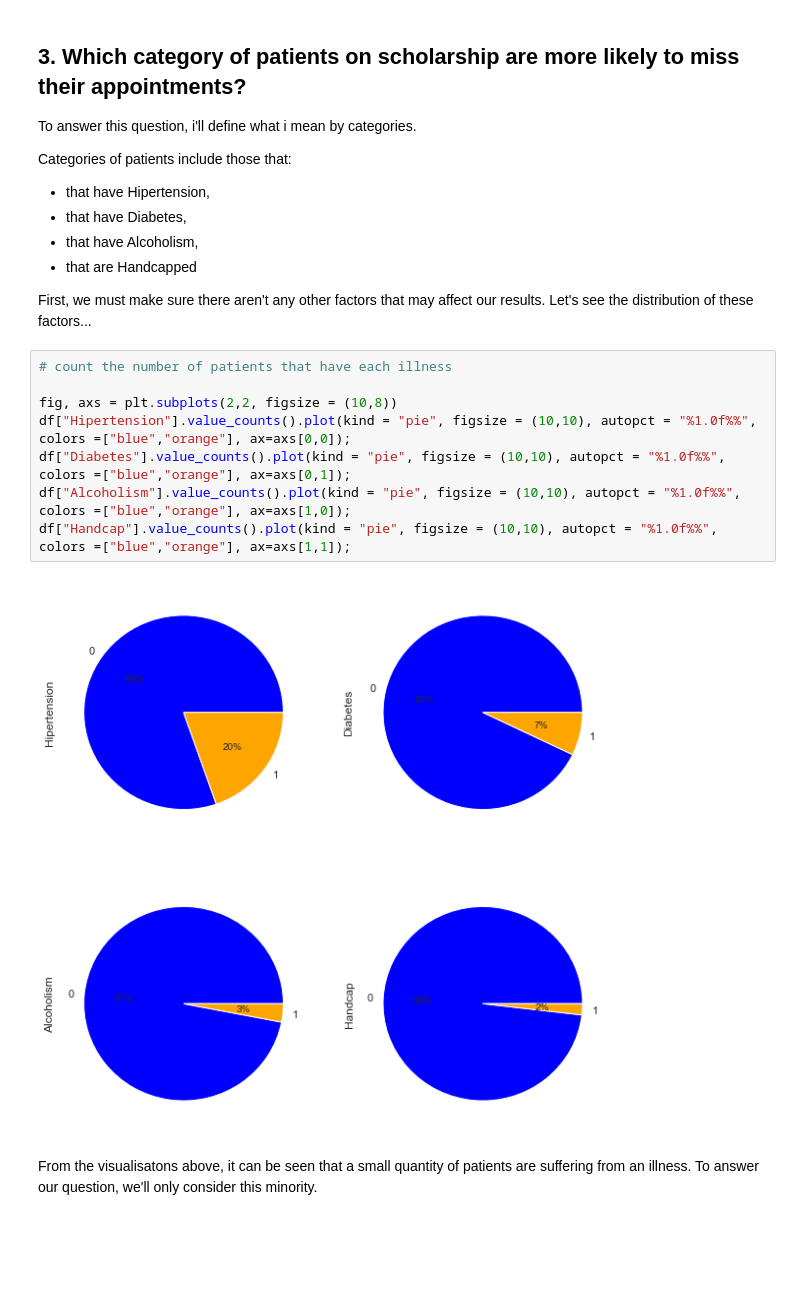
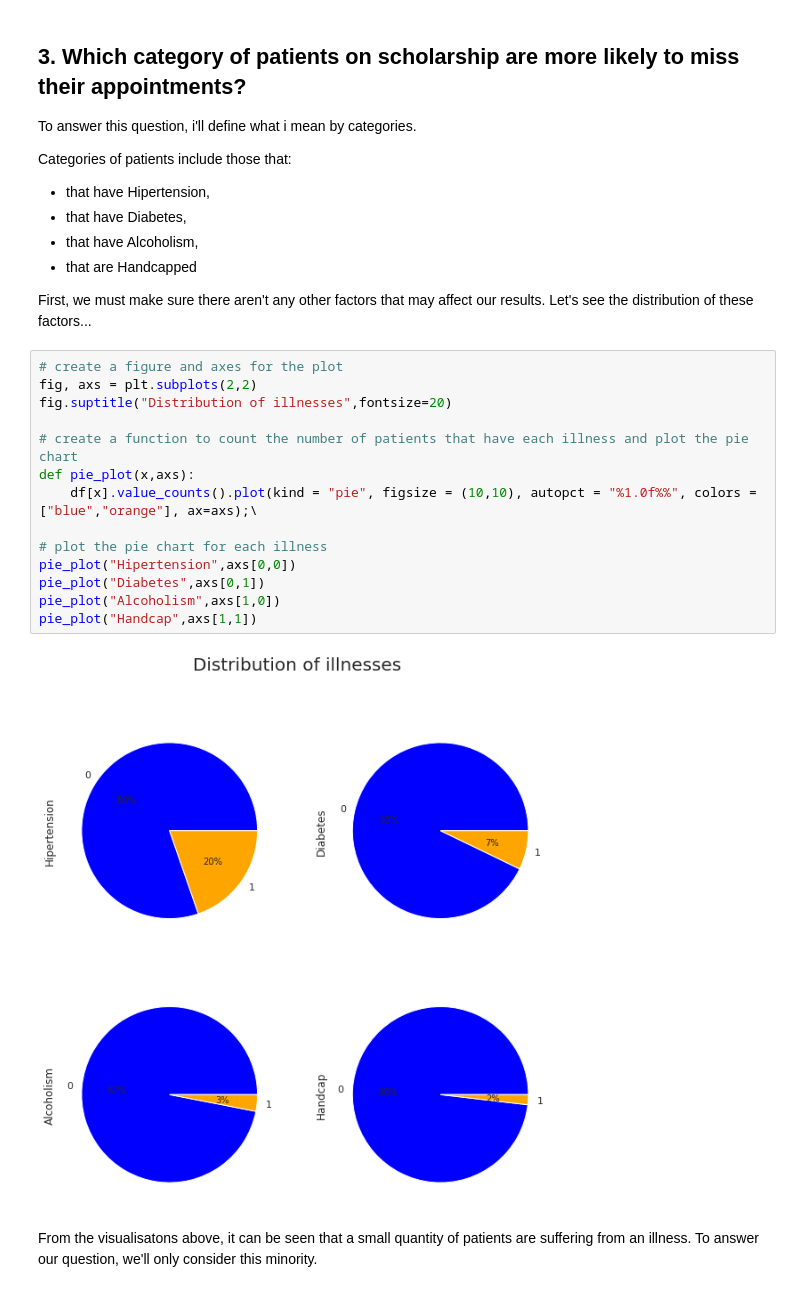
Before and after one commit to PeaceUdoka/No_show_project, a Jupyter notebook: Investigate_a_Dataset.ipynb, the cells around one changed output. Saved outputs shown, nothing was run; the diff lists cells and outputs as text; blank space fills up the shorter version.

```diff
--- a/Investigate_a_Dataset.ipynb
+++ b/Investigate_a_Dataset.ipynb
@@ -286,16 +288,22 @@ Categories of patients include those that:
 - that are Handcapped
 
 First, we must make sure there aren't any other factors that may affect our results. Let's see the distribution of these factors...
-# %%
-# count the number of patients that have each illness
-
-fig, axs = plt.subplots(2,2, figsize = (10,8))
-df["Hipertension"].value_counts().plot(kind = "pie", figsize = (10,10), autopct = "%1.0f%%", colors =["blue","orange"], ax=axs[0,0]);
-df["Diabetes"].value_counts().plot(kind = "pie", figsize = (10,10), autopct = "%1.0f%%", colors =["blue","orange"], ax=axs[0,1]);
-df["Alcoholism"].value_counts().plot(kind = "pie", figsize = (10,10), autopct = "%1.0f%%", colors =["blue","orange"], ax=axs[1,0]);
-df["Handcap"].value_counts().plot(kind = "pie", figsize = (10,10), autopct = "%1.0f%%", colors =["blue","orange"], ax=axs[1,1]);
-# %% [output]
-[figure, removed]
+# %%
+# create a figure and axes for the plot
+fig, axs = plt.subplots(2,2)
+fig.suptitle("Distribution of illnesses",fontsize=20)
+
+# create a function to count the number of patients that have each illness and plot the pie chart
+def pie_plot(x,axs):
+    df[x].value_counts().plot(kind = "pie", figsize = (10,10), autopct = "%1.0f%%", colors =["blue","orange"], ax=axs);\
+
+# plot the pie chart for each illness
+pie_plot("Hipertension",axs[0,0])
+pie_plot("Diabetes",axs[0,1])
+pie_plot("Alcoholism",axs[1,0])
+pie_plot("Handcap",axs[1,1])
+# %% [output]
+[figure, added]
 # %% [markdown]
 From the visualisatons above, it can be seen that a small quantity of patients are suffering from an illness. To answer our question, we'll only consider this minority.
 # %%
```
Also changed, not shown: parts of 7 cells of this notebook.
